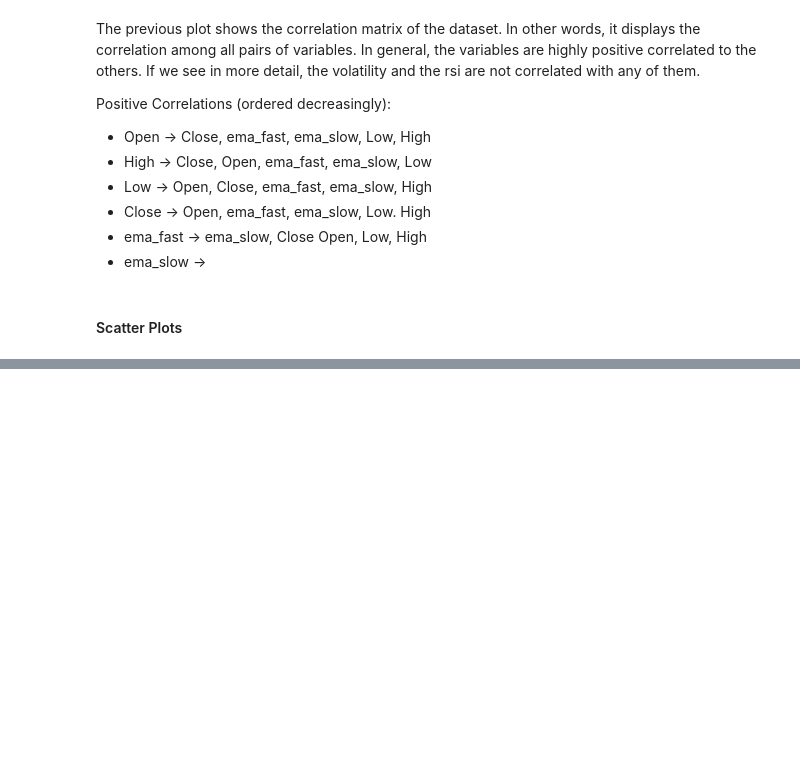
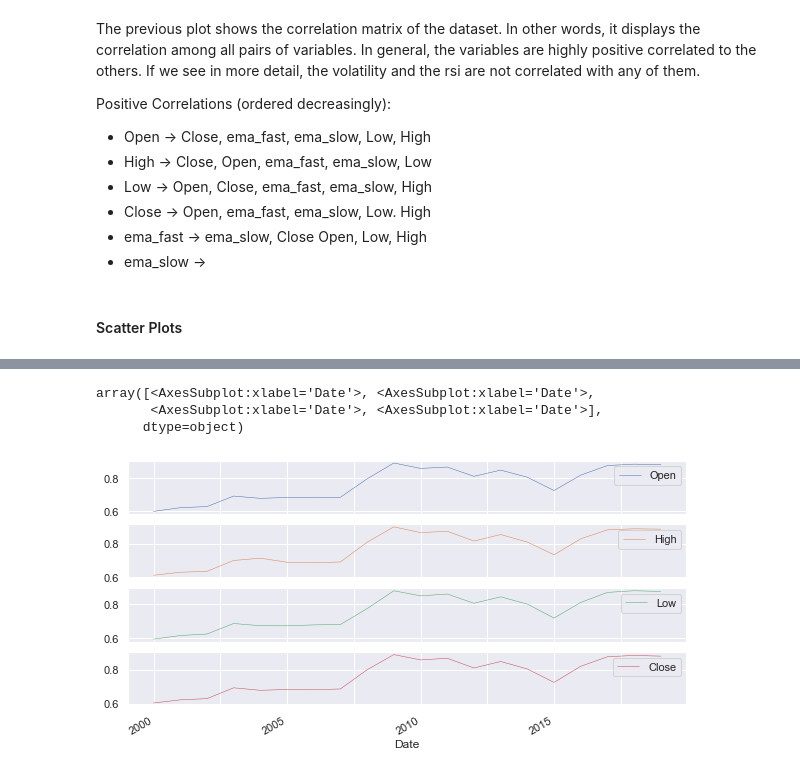
Before and after one commit to ClaraRovira/FemHack, a Jupyter notebook: notebooks/data_visualization.ipynb, the cells around one changed output, grey strips where cells are left out. Drawn from its saved outputs; the diff is of its cells as text; code cells hidden in the pictures; blank space fills up the shorter version.

```diff
--- a/notebooks/data_visualization.ipynb
+++ b/notebooks/data_visualization.ipynb
@@ -163,0 +198,11 @@ for i in range(4):
+# %%
+df_h = df_h.groupby('Date').agg({
+    "Open": 'mean',
+    "High": 'mean',
+    "Low": 'mean',
+    "Close": 'mean',
+    "rsi": 'mean',
+    "ema_fast": 'mean',
+    "ema_slow": 'mean',
+    "volatility": 'mean'
+})
@@ -163,0 +220,9 @@ for i in range(4):
+# %%
+sns.set(rc={'figure.figsize':(10, 5)})
+# Line graphic
+df_h[df_h.columns[0:4]].plot(linewidth=0.5, subplots=True)
+# %% [output]
+array([<AxesSubplot:xlabel='Date'>, <AxesSubplot:xlabel='Date'>,
+       <AxesSubplot:xlabel='Date'>, <AxesSubplot:xlabel='Date'>],
+      dtype=object)
+[figure, added]
```
Also changed, not shown: parts of 19 cells of this notebook.
